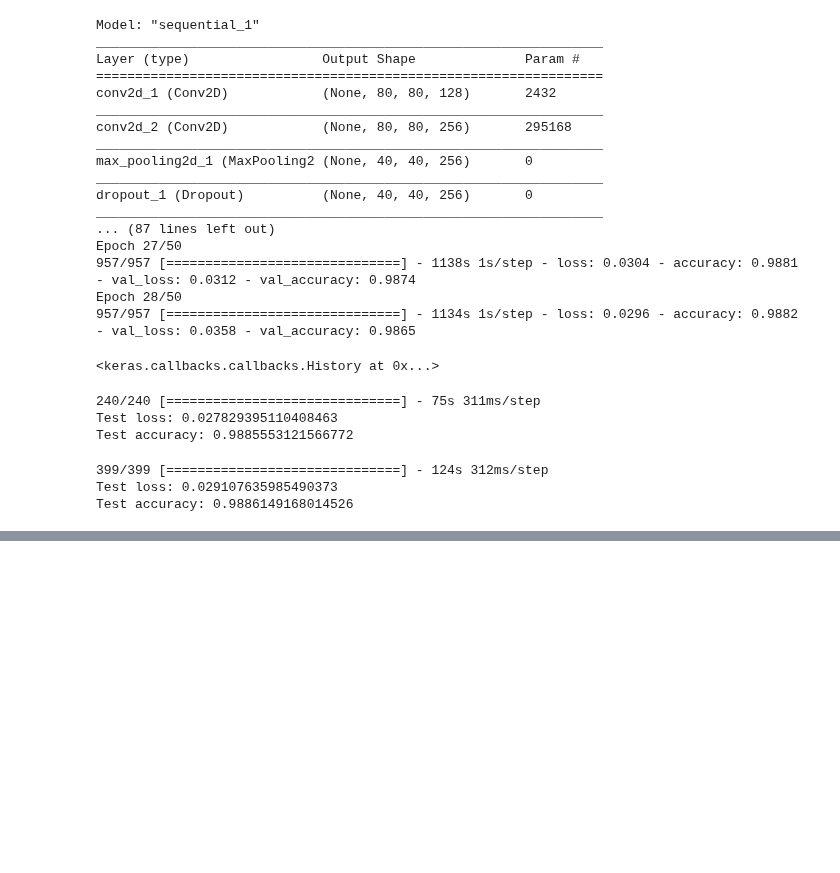
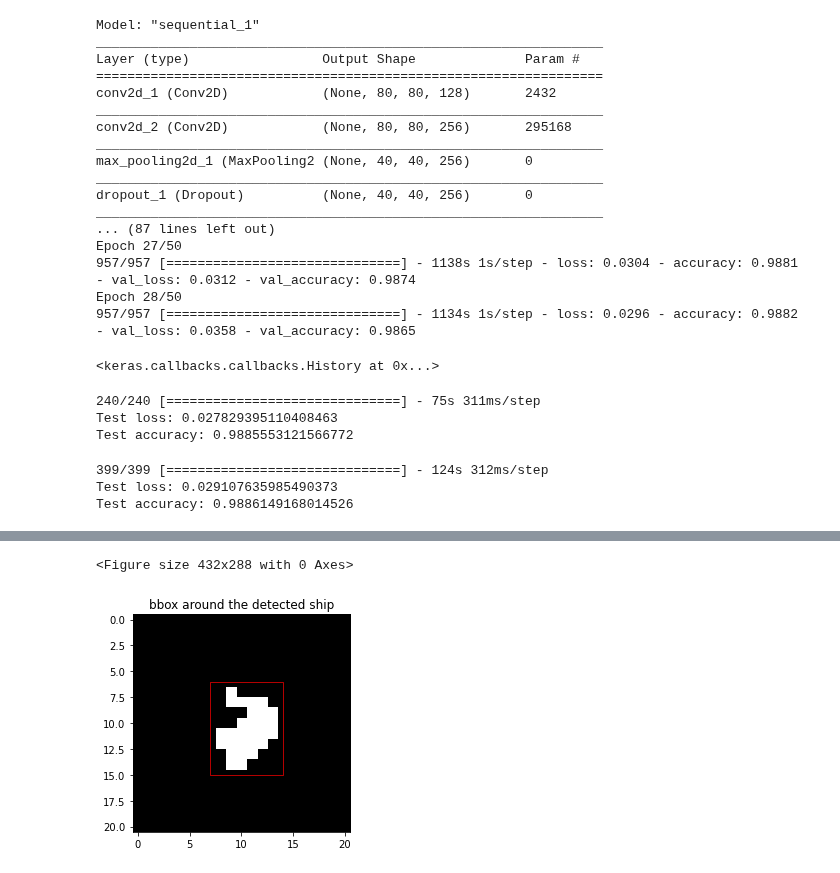
Before and after one commit to armkhudinyan/sar-ship-detect, a Jupyter notebook: scripts/Dechesne_under_development.ipynb, the cells around one changed output, grey strips where cells are left out. Cells and saved outputs as stored; diff of their text form; code cells hidden in the pictures; blank space fills up the shorter version.

```diff
--- a/scripts/Dechesne_under_development.ipynb
+++ b/scripts/Dechesne_under_development.ipynb
@@ -341,0 +345,41 @@ Text(0.5, 1.0, 'predicted labels')
+# %%
+dsize = (21,21)
+y_pred_orig_size =  np.array([im_resize(image, interpolation=cv2.INTER_NEAREST) for image in y_pred_3d])
+y_pred_bool_orig_size =  np.array([im_resize(image, interpolation=cv2.INTER_NEAREST) for image in y_pred_bool])
+# %%
+def bbox_draw(im_array):
+    '''Draw rectangle box around the detected ship'''
+
+    # get figure bounding parameters
+    indx = np.argwhere(im_array==1)
+    up_b    = min([i[0] for i in indx])
+    down_b  = max([i[0] for i in indx])
+    left_b  = min([i[1] for i in indx])
+    right_b = max([i[1] for i in indx])
+    # set yp the bbox corner coordinate with 1 pixel out
+    upper_left = (left_b-1,up_b-1)
+    width = right_b-left_b+2
+    height = down_b-up_b+2
+
+    # Configure figure ploting
+    plt.figure()
+
+    #subplot(r,c) provide the no. of rows and columns
+    f, ax = plt.subplots()
+    ax.imshow(im_array,cmap="gray")
+    ax.set_title('bbox around the detected ship')
+    # Create a Rectangle patch
+    #Rectangle((left,upper),width,height)
+    rect = patches.Rectangle(
+        (left_b-1,up_b-1),
+        width,height,
+        linewidth=0.7,edgecolor='r',facecolor='none')
+    # Add the patch to the Axes
+    ax.add_patch(rect)
+
+    plt.show()
+
+bbox_draw(y_pred_bool_orig_size[45])
+# %% [output]
+<Figure size 432x288 with 0 Axes>
+[figure, added]
```
Also changed, not shown: parts of 5 cells of this notebook.
